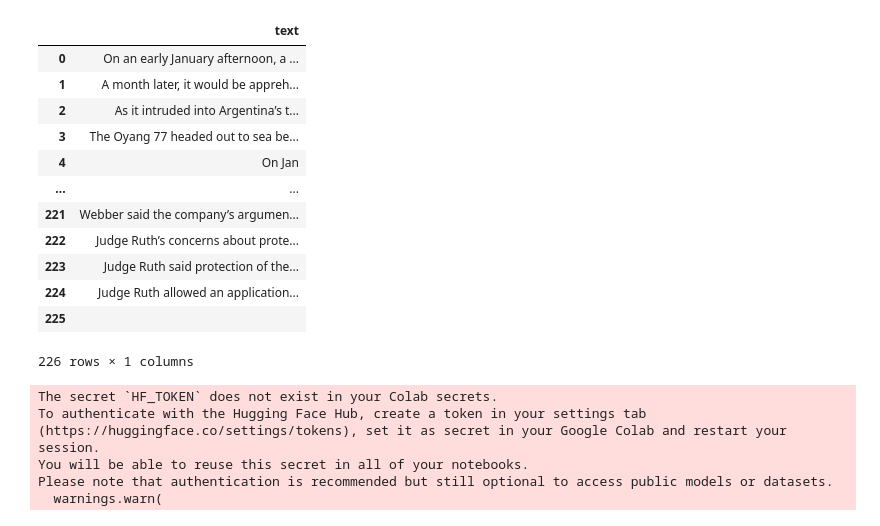
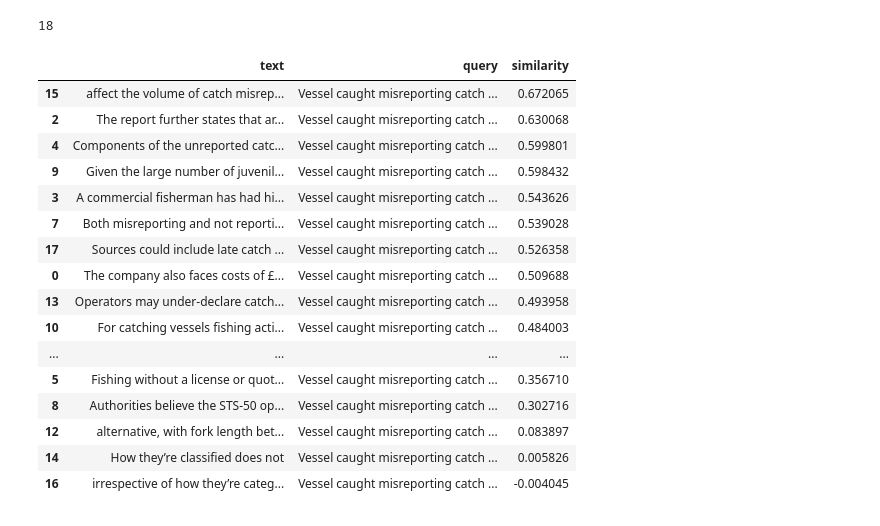
Before and after one commit to MYOUSSF/m2pi-ncis-prompts, a Jupyter notebook: Similarities.ipynb, the cells around one changed output. Cells and saved outputs as stored; diff of their text form; code cells hidden in the pictures.

```diff
--- a/Similarities.ipynb
+++ b/Similarities.ipynb
@@ -10,22 +12,10 @@ import re
 with open('/content/fish.txt') as f:
     text = f.read()
 
-sentences = re.split(r' *[\.\?!][\'"\)\]]* *', text)
+sentences = re.split(r'\n', text)
 # %%
-df = pd.DataFrame(sentences, columns=['text'])
-df['text'] = df['text'].str.replace('\n', '')
-df
+ar1 = pd.DataFrame(sentences, columns=['text'])
+ar1 = ar1[ar1['text'].str.len()>0]
+len(ar1)
 # %% [output]
-|  | text |
-| 0 | On an early January afternoon, a ... |
-| 1 | A month later, it would be appreh... |
-| 2 | As it intruded into Argentina’s t... |
-| 3 | The Oyang 77 headed out to sea be... |
-| 4 | On Jan |
-| ... | ... |
-| 221 | Webber said the company’s argumen... |
-| 222 | Judge Ruth’s concerns about prote... |
-| 223 | Judge Ruth said protection of the... |
-| 224 | Judge Ruth allowed an application... |
-| 225 |  |
-226 rows × 1 columns
+18
@@ -32,25 +28,32 @@ df
 # %%
-from sentence_transformers import SentenceTransformer, util
-from sentence_transformers.util import cos_sim
-from sentence_transformers.quantization import quantize_embeddings
-
-model = SentenceTransformer('sentence-transformers/all-MiniLM-L6-v2')
-
 query = queries[0]
-sentences = list(df.text)
+sentences = list(ar1.text)
 
 #Compute embedding for both lists
 embedding_1= model.encode(query, convert_to_tensor=True)
 embedding_2 = model.encode(sentences, convert_to_tensor=True)
 
 similarity = util.pytorch_cos_sim(embedding_1, embedding_2).numpy()[0]
-# %% [output]
-The secret `HF_TOKEN` does not exist in your Colab secrets.
-To authenticate with the Hugging Face Hub, create a token in your settings tab (https://huggingface.co/settings/tokens), set it as secret in your Google Colab and restart your session.
-You will be able to reuse this secret in all of your notebooks.
-Please note that authentication is recommended but still optional to access public models or datasets.
-  warnings.warn(
 # %%
-df['query'] = query
-df['similarity'] = similarity
-df = df.sort_values(by='similarity', ascending=False).head(20)
+ar1['query'] = query
+ar1['similarity'] = similarity
+ar1 = ar1.sort_values(by='similarity', ascending=False)
+ar1
+# %% [output]
+|  | text | query | similarity |
+| 15 | affect the volume of catch misrep... | Vessel caught misreporting catch ... | 0.672065 |
+| 2 | The report further states that ar... | Vessel caught misreporting catch ... | 0.630068 |
+| 4 | Components of the unreported catc... | Vessel caught misreporting catch ... | 0.599801 |
+| 9 | Given the large number of juvenil... | Vessel caught misreporting catch ... | 0.598432 |
+| 3 | A commercial fisherman has had hi... | Vessel caught misreporting catch ... | 0.543626 |
+| 7 | Both misreporting and not reporti... | Vessel caught misreporting catch ... | 0.539028 |
+| 17 | Sources could include late catch ... | Vessel caught misreporting catch ... | 0.526358 |
+| 0 | The company also faces costs of £... | Vessel caught misreporting catch ... | 0.509688 |
+| 13 | Operators may under-declare catch... | Vessel caught misreporting catch ... | 0.493958 |
+| 10 | For catching vessels fishing acti... | Vessel caught misreporting catch ... | 0.484003 |
+| ... | ... | ... | ... |
+| 5 | Fishing without a license or quot... | Vessel caught misreporting catch ... | 0.356710 |
+| 8 | Authorities believe the STS-50 op... | Vessel caught misreporting catch ... | 0.302716 |
+| 12 | alternative, with fork length bet... | Vessel caught misreporting catch ... | 0.083897 |
+| 14 | How they’re classified does not | Vessel caught misreporting catch ... | 0.005826 |
+| 16 | irrespective of how they’re categ... | Vessel caught misreporting catch ... | -0.004045 |
```
Also changed, not shown: parts of 15 cells of this notebook.
